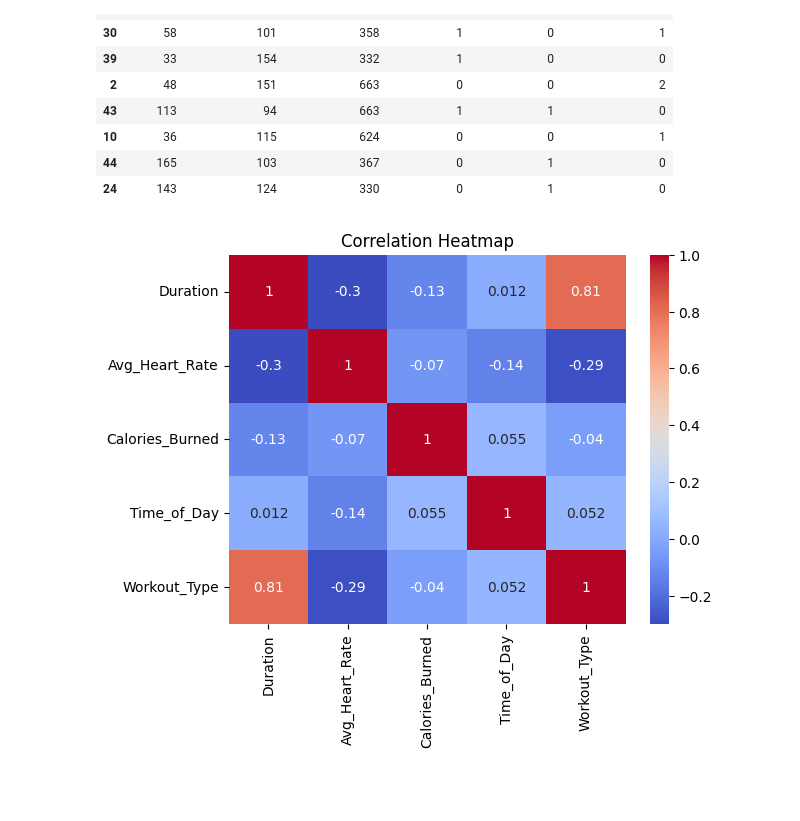
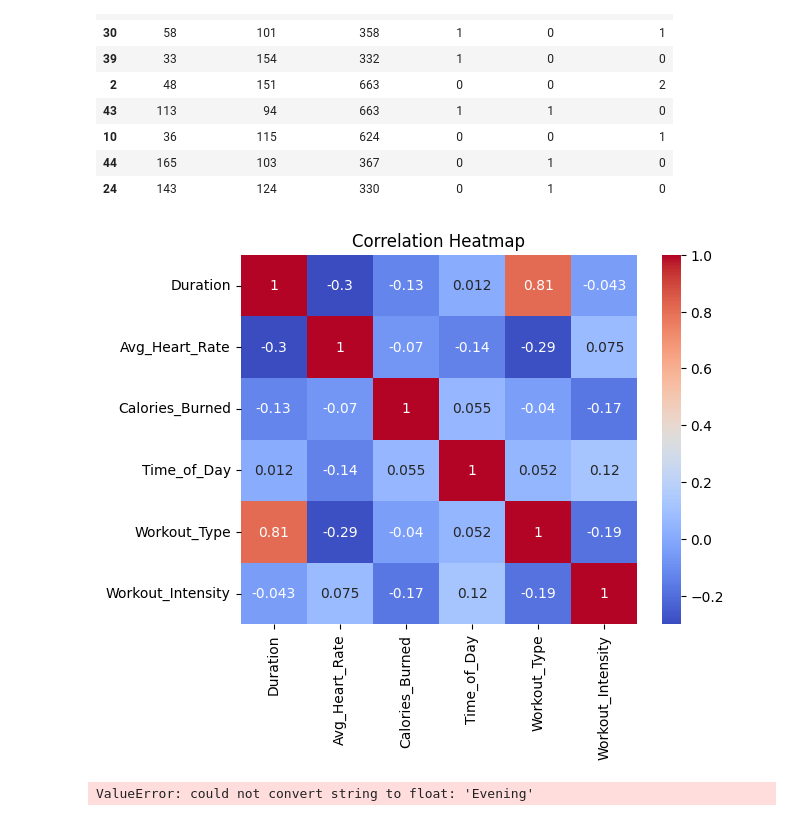
Before and after one commit to SylviaMwai/FitGuru-Classifier-Using-KNN, a Jupyter notebook: FitGuru_Classifier_Using_KNN.ipynb, the cells around one changed output. Saved outputs shown, nothing was run; the diff lists cells and outputs as text; code cells hidden in the pictures; blank space fills up the shorter version.

```diff
--- a/FitGuru_Classifier_Using_KNN.ipynb
+++ b/FitGuru_Classifier_Using_KNN.ipynb
@@ -303,12 +303,12 @@ Data.sample(8)
 | 44 | 165 | 103 | 367 | 0 | 1 | 0 |
 | 24 | 143 | 124 | 330 | 0 | 1 | 0 |
 # %%
-corr = Data[['Duration', 'Avg_Heart_Rate', 'Calories_Burned', 'Time_of_Day', 'Workout_Type', ]].corr()
+corr = Data[['Duration', 'Avg_Heart_Rate', 'Calories_Burned', 'Time_of_Day', 'Workout_Type', 'Workout_Intensity' ]].corr()
 sns.heatmap(corr, annot=True, cmap='coolwarm')
 plt.title('Correlation Heatmap')
 plt.show()
 # %% [output]
-[figure, old version]
+[figure, new version]
 # %%
 # prompt: what can u say about this heat map,,does the heat map make any
 #  sense
@@ -335,3 +335,31 @@ The purpose of this correlation heatmap in this context is likely to:
 
 *   Demonstrate how to calculate and visualize correlations.
 *   Provide a visual overview of the relationships *within the generated dataset* before building the KNN model. These correlations can influence how well the KNN model performs, as KNN relies on distance measures which are affected by the relationships between features.
+# %%
+corr_after_outliers = data[['Duration', 'Avg_Heart_Rate', 'Calories_Burned', 'Time_of_Day', 'Workout_Type', 'Workout_Intensity' ]].corr()
+
+# Create a heatmap
+plt.figure(figsize=(10, 8))
+sns.heatmap(corr_after_outliers, annot=True, cmap='coolwarm', fmt=".2f")
+plt.title('Correlation Heatmap After Outlier Removal')
+plt.show()
+
+# Compare the correlation matrices before and after removing outliers
+print("\nCorrelation Matrix BEFORE Outlier Removal:")
+print(corr)
+
+print("\nCorrelation Matrix AFTER Outlier Removal:")
+print(corr_after_outliers)
+
+# You can also calculate the difference between the matrices to see how removing outliers changed the correlations
+correlation_difference = corr - corr_after_outliers
+print("\nDifference in Correlation Matrices (Before - After):")
+print(correlation_difference)
+
+# Visualizing the difference (optional)
+plt.figure(figsize=(10, 8))
+sns.heatmap(correlation_difference, annot=True, cmap='viridis', fmt=".2f")
+plt.title('Difference in Correlation Heatmaps (Before - After Outlier Removal)')
+plt.show()
+# %% [output]
+ValueError: could not convert string to float: 'Evening'
```
